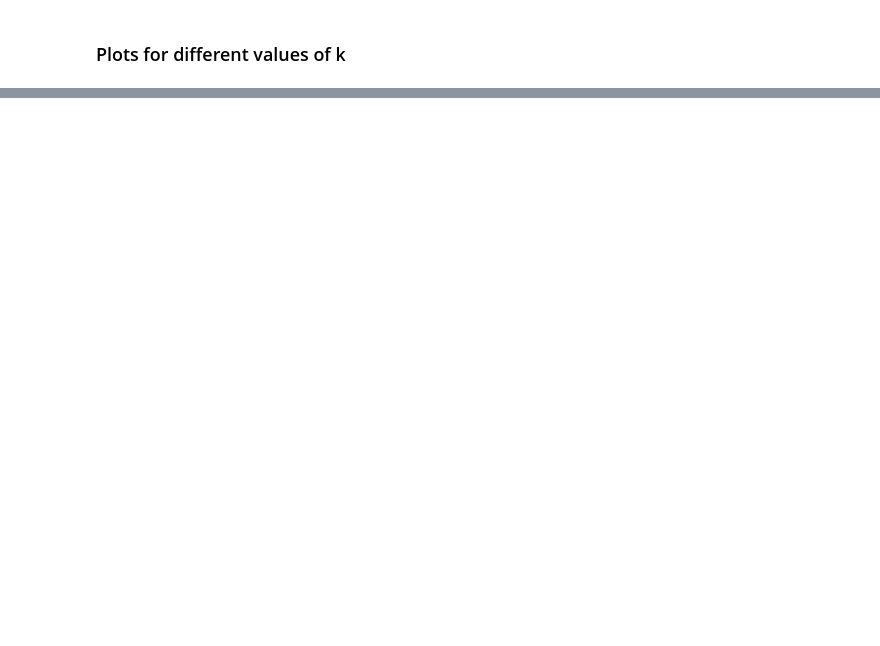
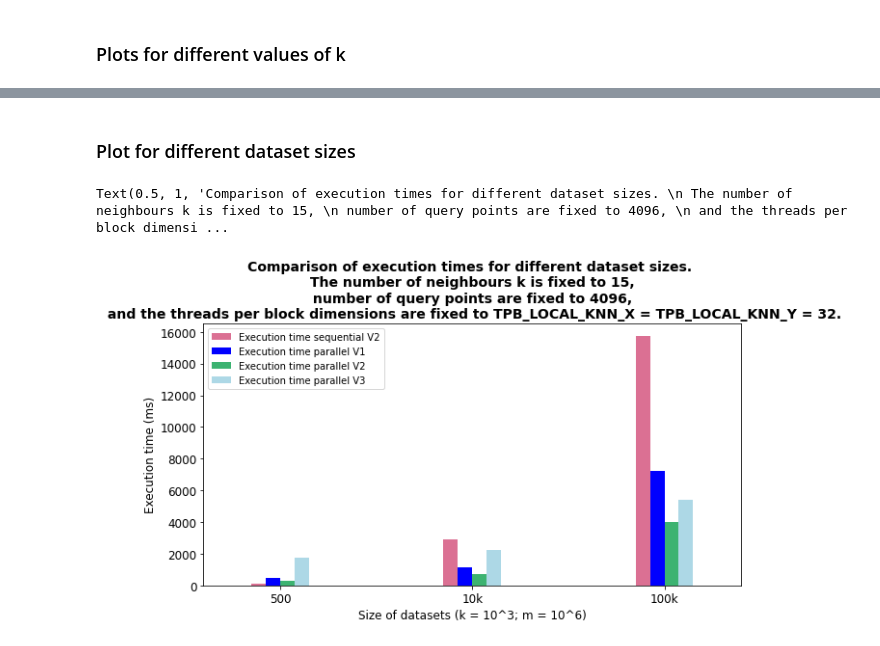
Before and after one commit to TheKastenkarl/parallel-knn-c, a Jupyter notebook: Profiling.ipynb, the cells around one changed output, grey strips where cells are left out. Saved outputs shown, nothing was run; the diff lists cells and outputs as text; code cells hidden in the pictures; blank space fills up the shorter version.

```diff
--- a/Profiling.ipynb
+++ b/Profiling.ipynb
@@ -203,0 +274,33 @@ fig.set_size_inches(10, 15, forward=True)
+# %% [markdown]
+### Plot for different dataset sizes
+# %%
+index_d = ['500','10k', '100k'] #, '1m'
+
+execution_time_sequentialV2 = [82.114, 2936.21, 15748.1] #, 160280.0
+execution_time_parallelV1 = [490.41, 1160.88, 7216.22] #, 26000
+execution_time_parallelV2 = [293.00, 745.24, 4018.32] #, 35431.18
+execution_time_parallelV3 = [1764.44, 2241.01, 5382.87] #, 35241.83
+
+df = pd.DataFrame({
+                   'Execution time sequential V2': execution_time_sequentialV2,
+                   'Execution time parallel V1': execution_time_parallelV1,
+                   'Execution time parallel V2': execution_time_parallelV2,
+                   'Execution time parallel V3': execution_time_parallelV3,
+                   }, index=index_d)
+
+
+width = 0.3
+
+#fig, axes = plt.subplots(nrows = 2, ncols = 1)
+
+ax = df.plot.bar(figsize = (10, 5), width = width, rot = 0, alpha = 1, fontsize=12, color={"Execution time sequential V2": "palevioletred", "Execution time parallel V1": "blue", "Execution time parallel V2": "mediumseagreen", "Execution time parallel V3": "lightblue"})
+#ax.set_title("Comparison of different code implementations")
+ax.set_xlabel("Size of datasets (k = 10^3; m = 10^6)", fontsize=12)
+ax.set_ylabel("Execution time (ms)", fontsize=12)
+
+#plt.subplots_adjust(hspace=0.4)
+ax.set_title("Comparison of execution times for different dataset sizes. \n The number of neighbours k is fixed to 15, \n number of query points are fixed to 4096, \n and the threads per block dimensions are fixed to TPB_LOCAL_KNN_X = TPB_LOCAL_KNN_Y = 32.", y=1, fontweight = "bold", fontsize = 14)
+#ax.set_size(10, 15, forward=True)
+# %% [output]
+Text(0.5, 1, 'Comparison of execution times for different dataset sizes. \n The number of neighbours k is fixed to 15, \n number of query points are fixed to 4096, \n and the threads per block dimensi ...
+[figure, added]
```
Also changed, not shown: parts of 15 cells of this notebook.
